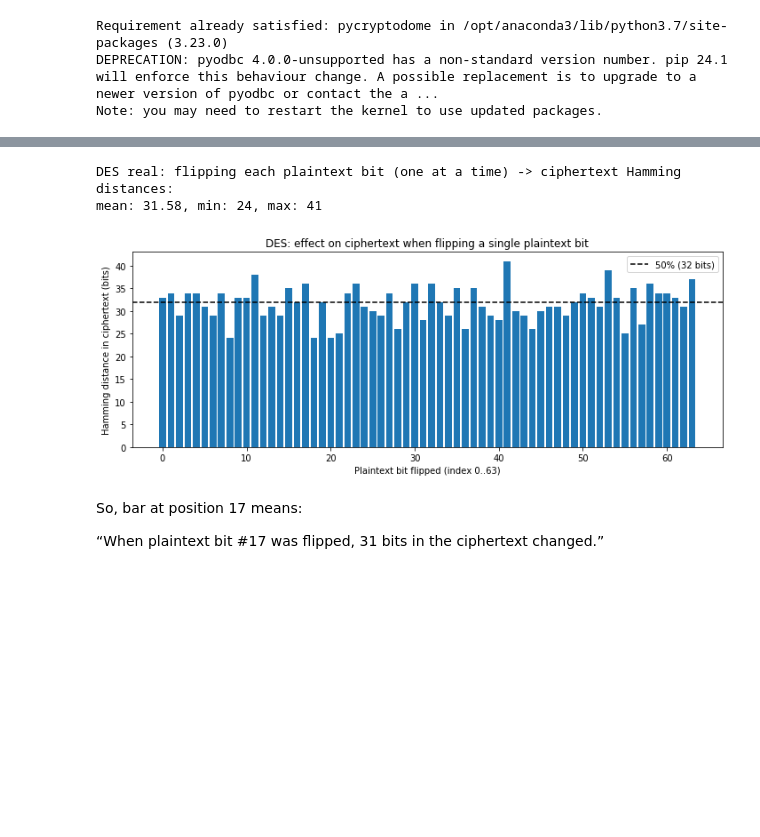
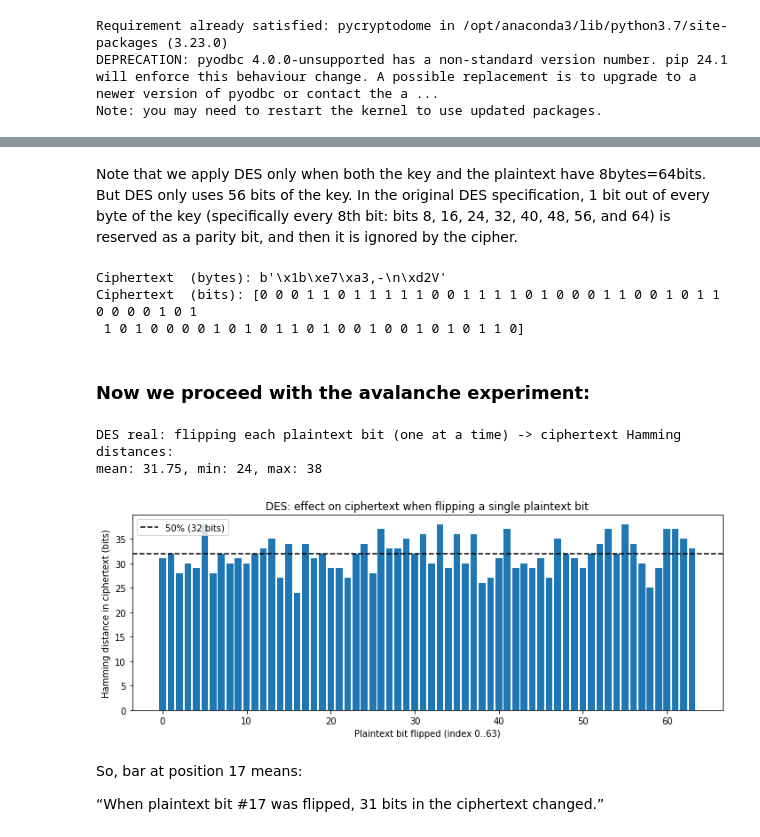
Before and after one commit to JMALMIRA/cryptography, a Jupyter notebook: Practice_3_DES_Demonstrating_Confusion_and_Diffusion.ipynb, the cells around one changed output, grey strips where cells are left out. Cells and saved outputs as stored; diff of their text form; code cells hidden in the pictures; blank space fills up the shorter version.

```diff
--- a/Practice_3_DES_Demonstrating_Confusion_and_Diffusion.ipynb
+++ b/Practice_3_DES_Demonstrating_Confusion_and_Diffusion.ipynb
@@ -79,0 +98,14 @@ Simple function: DES encrypt a single 8-byte block with an 8-byte key
+# %%
+def des_encrypt_block(key8: bytes, block8: bytes) -> bytes:
+    assert len(key8) == 8 and len(block8) == 8
+    cipher = DES.new(key8, DES.MODE_ECB)
+    return cipher.encrypt(block8)
+
+# Set a fixed key and plaintext for reproducibility
+key = os.urandom(8)
+plain = os.urandom(8)
+print("Key  (bytes):",key)
+print("Key  (bits):", bytes_to_bits(key))
+
+print("Plaintext  (bytes):",plain)
+print("Plaintext  (bits):", bytes_to_bits(plain))
@@ -80,44 +119,43 @@ Simple function: DES encrypt a single 8-byte block with an 8-byte key
+# %% [markdown]
+Note that we apply DES only when both the key and the plaintext have 8bytes=64bits. But DES only uses 56 bits of the key. In the original DES specification, 1 bit out of every byte of the key (specifically every 8th bit: bits 8, 16, 24, 32, 40, 48, 56, and 64) is reserved as a parity bit, and then it is ignored by the cipher.
+# %%
+ciphertext = des_encrypt_block(key, plain)
+print("Ciphertext  (bytes):",ciphertext)
+print("Ciphertext  (bits):", bytes_to_bits(ciphertext))
+# %% [output]
+Ciphertext  (bytes): b'\x1b\xe7\xa3,-\n\xd2V'
+Ciphertext  (bits): [0 0 0 1 1 0 1 1 1 1 1 0 0 1 1 1 1 0 1 0 0 0 1 1 0 0 1 0 1 1 0 0 0 0 1 0 1
+ 1 0 1 0 0 0 0 1 0 1 0 1 1 0 1 0 0 1 0 0 1 0 1 0 1 1 0]
+# %% [markdown]
+### Now we proceed with the avalanche experiment:
 # %%
-def des_encrypt_block(key8: bytes, block8: bytes) -> bytes:
-    assert len(key8) == 8 and len(block8) == 8
-    cipher = DES.new(key8, DES.MODE_ECB)
-    return cipher.encrypt(block8)
-
-
-# Avalanche test: flip one bit in plaintext
-
-# %%
-# Set a fixed key and plaintext for reproducibility
-key = b"\x13\x34\x57\x79\x9b\xbc\xdf\xf1"  # classic DES test key
-plain = b"\x01\x23\x45\x67\x89\xab\xcd\xef"  # classic test vector
-
 ct0 = des_encrypt_block(key, plain)
 
 # Try flipping each plaintext bit one by one and record hamming distances
 n_bits = 64
 plain_bit_changes = np.zeros(n_bits, dtype=np.int32)
 for i in range(n_bits):
     p2 = flip_bit_in_bytes(plain, i)
     ct2 = des_encrypt_block(key, p2)
     plain_bit_changes[i] = hamming_distance(bytes_to_bits(ct0), bytes_to_bits(ct2))
 
 print("DES real: flipping each plaintext bit (one at a time) -> ciphertext Hamming distances:")
 print("mean: {:.2f}, min: {}, max: {}".format(plain_bit_changes.mean(), plain_bit_changes.min(), plain_bit_changes.max()))
 
 # Plot histogram / bar chart
 plt.figure(figsize=(10,4))
 plt.bar(range(n_bits), plain_bit_changes)
 plt.xlabel('Plaintext bit flipped (index 0..63)')
 plt.ylabel('Hamming distance in ciphertext (bits)')
 plt.title('DES: effect on ciphertext when flipping a single plaintext bit')
 plt.axhline(32, color='k', linestyle='--', label='50% (32 bits)')
 plt.legend()
 plt.tight_layout()
 plt.show()
 # %% [output]
 DES real: flipping each plaintext bit (one at a time) -> ciphertext Hamming distances:
-mean: 31.58, min: 24, max: 41
+mean: 31.75, min: 24, max: 38
-[figure, old version]
+[figure, new version]
 # %% [markdown]
 So, bar at position 17 means:
 
```
Also changed, not shown: parts of 26 cells of this notebook.
